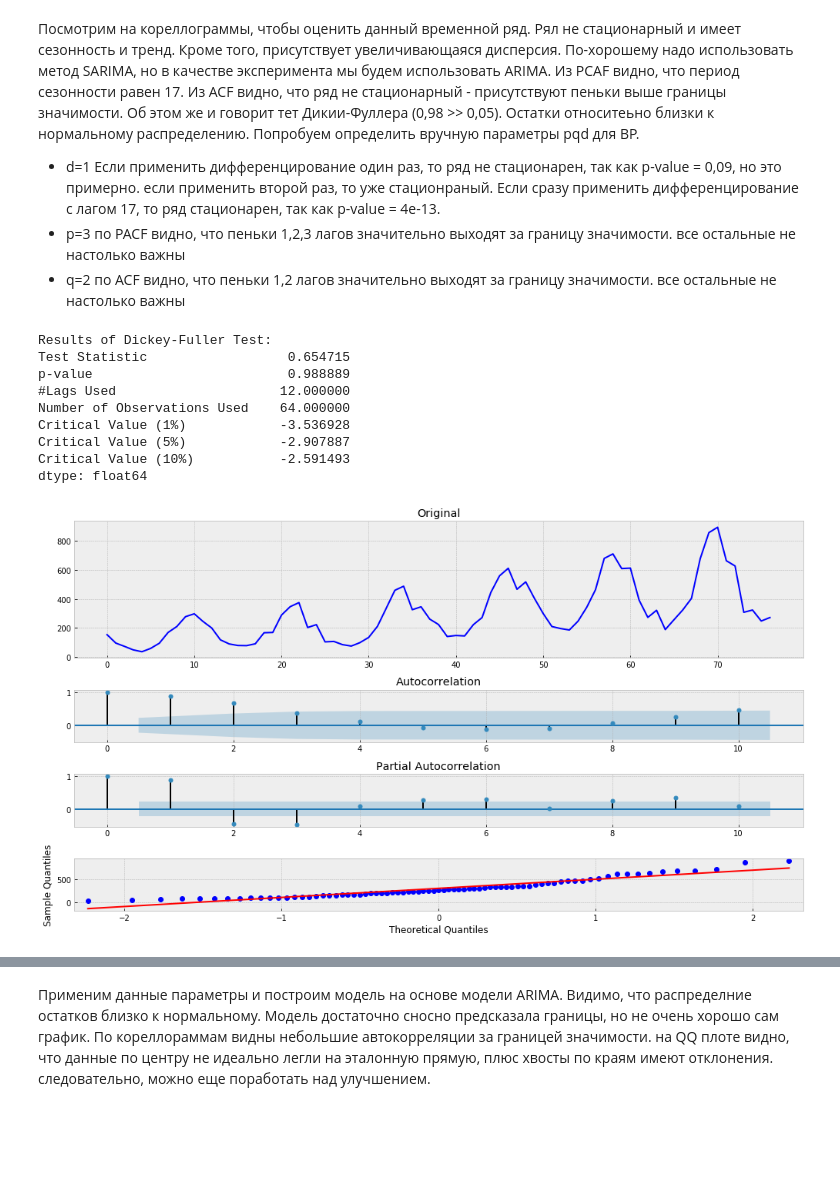
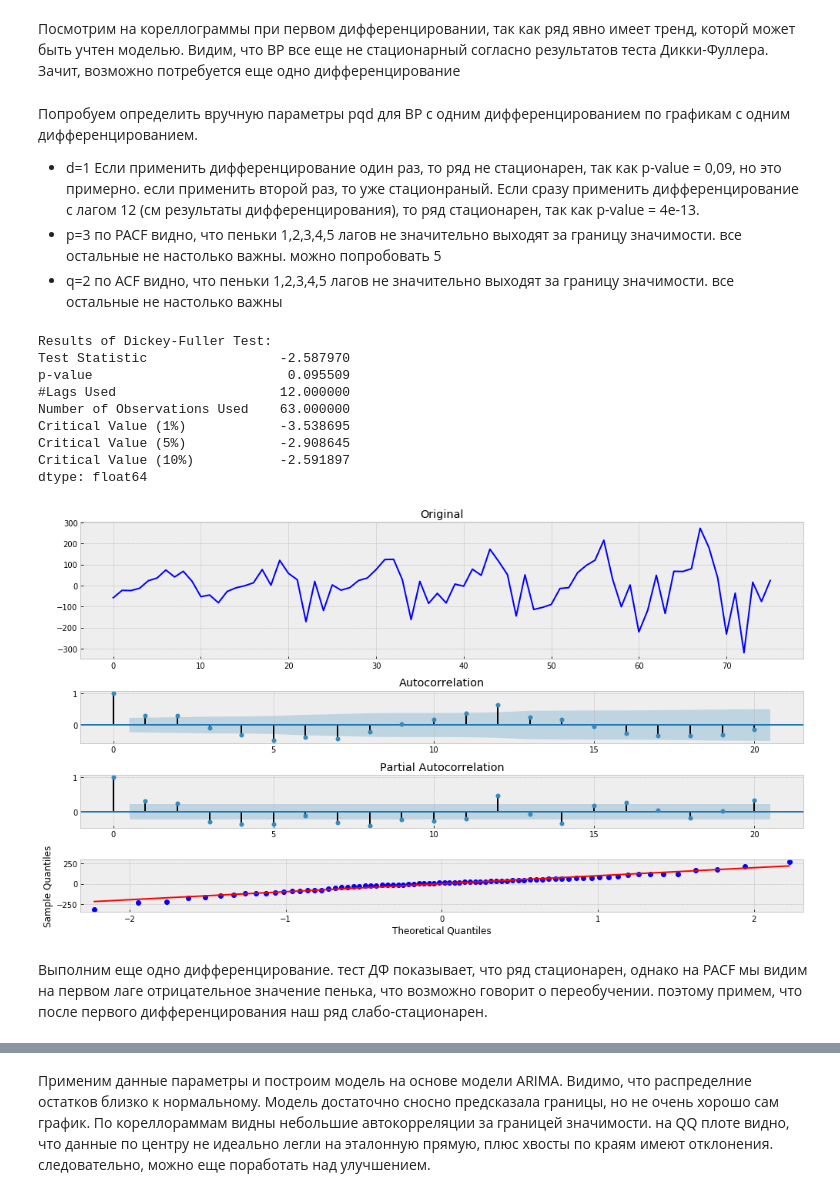
Before and after one commit to vladimirk3/TSML2-Lesson3-HW, a Jupyter notebook: TSML-2 Lesson3 Home work.ipynb, the cells around one changed output, grey strips where cells are left out. Saved outputs shown, nothing was run; the diff lists cells and outputs as text; code cells hidden in the pictures; blank space fills up the shorter version.

```diff
--- a/TSML-2 Lesson3 Home work.ipynb
+++ b/TSML-2 Lesson3 Home work.ipynb
@@ -50,19 +65,22 @@ def tsplot(y, lags=None, figsize=(14, 8), style='bmh'):
+# %% [markdown]
+Посмотрим на кореллограммы при первом дифференцировании, так как ряд явно имеет тренд, которй может быть учтен моделью. Видим, что ВР все еще не стационарный согласно результатов теста Дикки-Фуллера. Зачит, возможно потребуется еще одно дифференцирование
 # %% [markdown]
-Посмотрим на кореллограммы, чтобы оценить данный временной ряд. Рял не стационарный и имеет сезонность  и тренд. Кроме того, присутствует увеличивающаяся дисперсия. По-хорошему надо использовать метод SARIMA, но в качестве эксперимента мы будем использовать ARIMA. Из PCAF видно, что период сезонности равен 17. Из ACF видно, что ряд не стационарный - присутствуют пеньки выше границы значимости. Об этом же и говорит тет Дикии-Фуллера (0,98 >> 0,05). Остатки относитеьно близки к нормальному распределению.
-Попробуем определить вручную параметры pqd для ВР.
- - d=1 Если применить дифференцирование один раз, то ряд не стационарен, так как p-value = 0,09, но это примерно. если применить второй раз, то уже стационраный. Если сразу применить дифференцирование с лагом 17, то ряд стационарен, так как p-value = 4e-13.
- - p=3 по PACF видно, что пеньки 1,2,3 лагов значительно выходят за границу значимости. все остальные не настолько важны
- - q=2 по ACF видно, что пеньки 1,2 лагов значительно выходят за границу значимости. все остальные не настолько важны
+Попробуем определить вручную параметры pqd для ВР с одним дифференцированием по графикам с одним дифференцированием.
+ - d=1 Если применить дифференцирование один раз, то ряд не стационарен, так как p-value = 0,09, но это примерно. если применить второй раз, то уже стационраный. Если сразу применить дифференцирование с лагом 12 (см результаты дифференцирования), то ряд стационарен, так как p-value = 4e-13.
+ - p=3 по PACF видно, что пеньки 1,2,3,4,5 лагов не значительно выходят за границу значимости. все остальные не настолько важны. можно попробовать 5
+ - q=2 по ACF видно, что пеньки 1,2,3,4,5 лагов не значительно выходят за границу значимости. все остальные не настолько важны
 # %%
-tsplot(sales_of_company_x['Count'], lags=10)
+tsplot(np.diff(sales_of_company_x['Count']), lags=20)
 # %% [output]
 Results of Dickey-Fuller Test:
-Test Statistic                  0.654715
-p-value                         0.988889
+Test Statistic                 -2.587970
+p-value                         0.095509
 #Lags Used                     12.000000
-Number of Observations Used    64.000000
-Critical Value (1%)            -3.536928
-Critical Value (5%)            -2.907887
-Critical Value (10%)           -2.591493
+Number of Observations Used    63.000000
+Critical Value (1%)            -3.538695
+Critical Value (5%)            -2.908645
+Critical Value (10%)           -2.591897
 dtype: float64
-[figure, old version]
+[figure, new version]
+# %% [markdown]
+Выполним еще одно дифференцирование. тест ДФ показывает, что ряд стационарен, однако на PACF мы видим на первом лаге отрицательное значение пенька, что возможно говорит о переобучении. поэтому примем, что после первого дифференцирования наш ряд слабо-стационарен.
```
Also changed, not shown: parts of 15 cells of this notebook.
